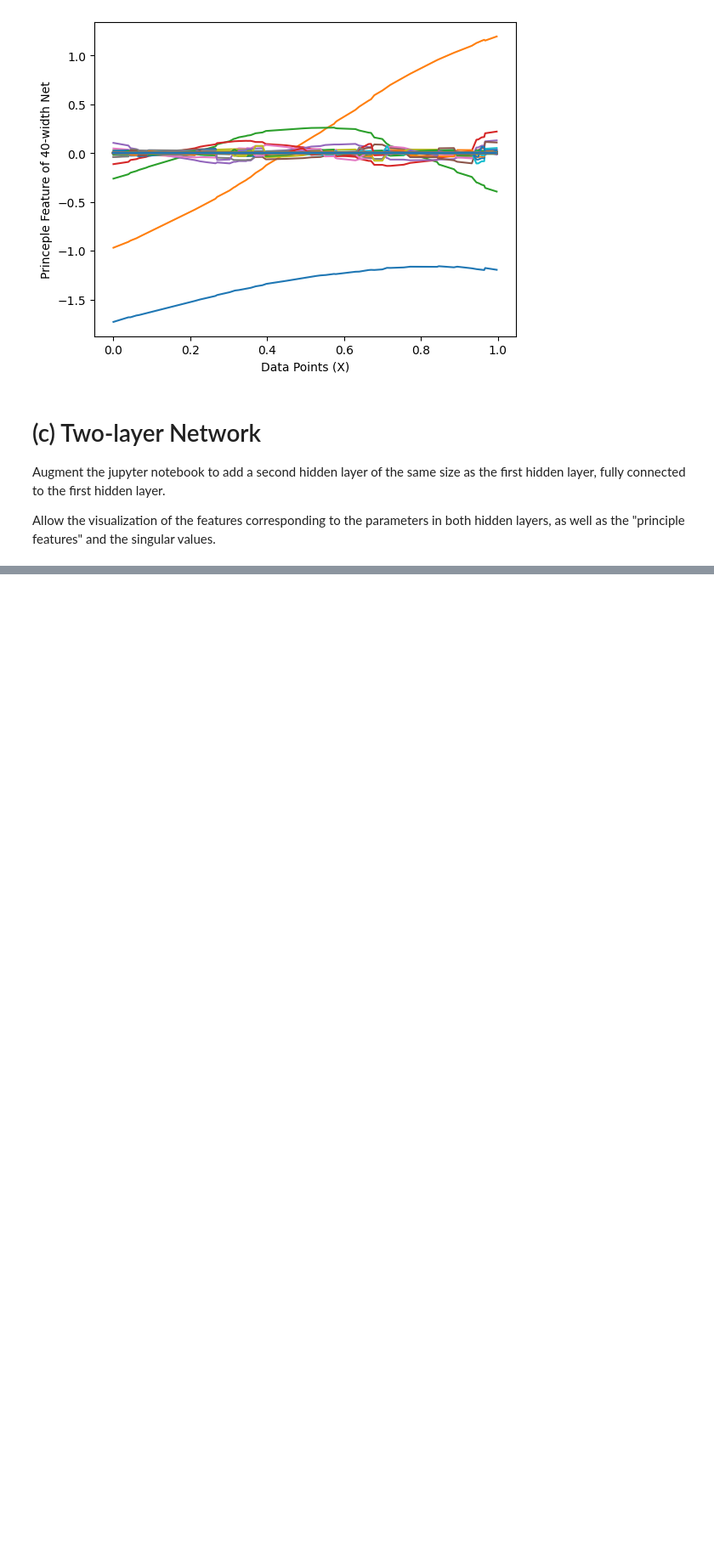
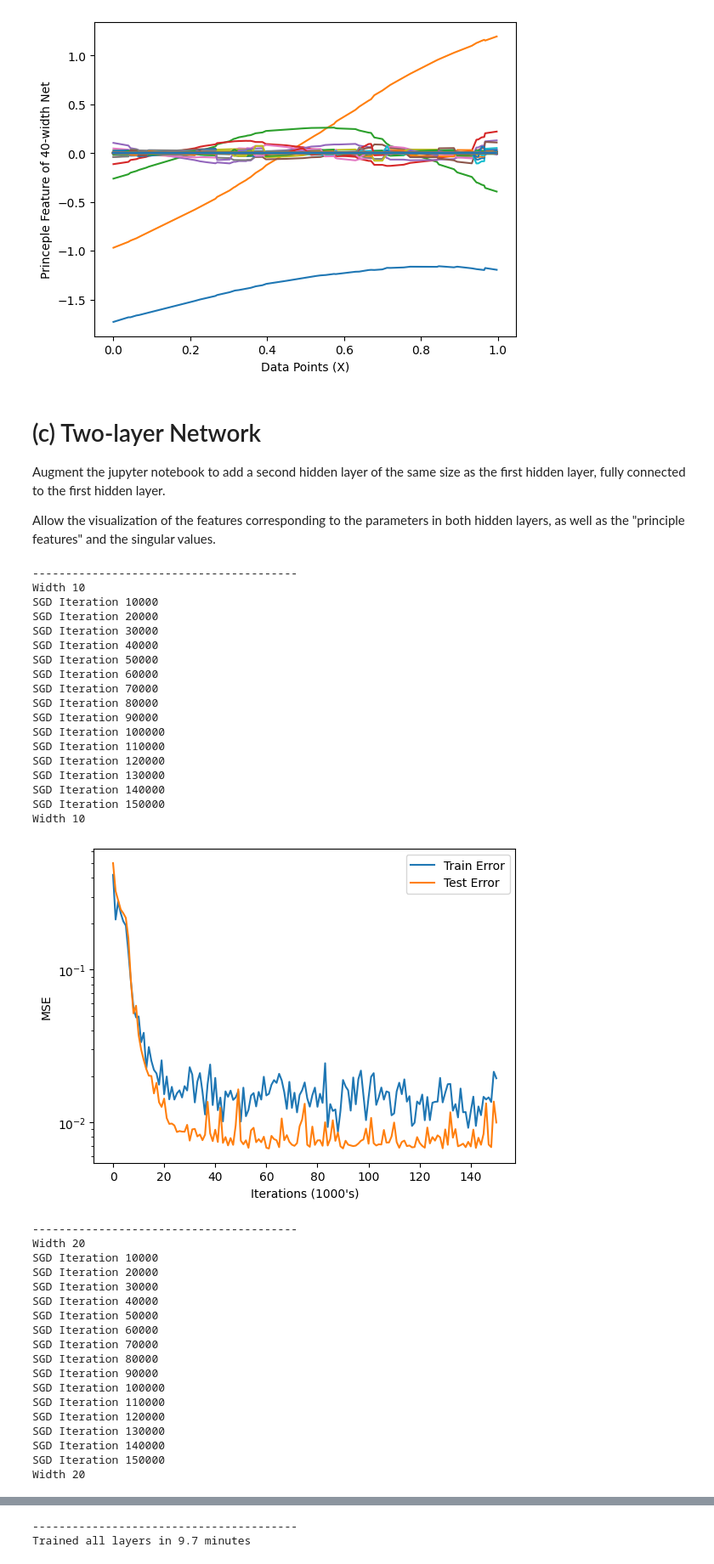
Before and after one commit to StreamSong/SegLab4OfNJU, a Jupyter notebook: hw02/code/q_linearized_features.ipynb, the cells around one changed output, grey strips where cells are left out. Shown at 85% size. Saved outputs shown, nothing was run; the diff lists cells and outputs as text; code cells hidden in the pictures; blank space fills up the shorter version.

```diff
--- a/hw02/code/q_linearized_features.ipynb
+++ b/hw02/code/q_linearized_features.ipynb
@@ -506,7 +506,7 @@ for width in widths:
     # Define a 2-hidden layer ReLU nonlinearity network
     net = nn.Sequential(nn.Linear(1, width),
                         nn.ReLU(),
-                        nn.Linear(width, width),
+                        nn.Linear(width, width), # changed
                         nn.ReLU(),
                         nn.Linear(width, 1))
     loss = nn.MSELoss()
@@ -526,5 +526,75 @@ for width in widths:
     # Save initial state for comparisons
     initial_weights = copy.deepcopy(net.state_dict())
     # print("Initial Weights", initial_weights)
-    nets_by_size[width] = {'net': net, 'opt_all': opt_all,
+    Twolayer_nets_by_size[width] = {'net': net, 'opt_all': opt_all,
                            'opt_out': opt_out, 'init': initial_weights}
+# %%
+device = torch.device('cuda' if torch.cuda.is_available() else 'cpu')
+for width, net in Twolayer_nets_by_size.items():
+  net['net'].to(device=device)
+# %%
+n_steps = 150000
+save_every = 1000
+t0 = time.time()
+for w in widths:
+    print("-"*40)
+    print("Width", w)
+    new_net = nn.Sequential(nn.Linear(1, w),
+                        nn.ReLU(),
+                        nn.Linear(w, w), # changed
+                        nn.ReLU(),
+                        nn.Linear(w, 1))
+    new_net.load_state_dict(Twolayer_nets_by_size[w]['net'].state_dict().copy())
+    new_net.to(device=device)
+    opt_all = torch.optim.SGD(params=new_net.parameters(), lr=lr_all)
+    initial_weights = Twolayer_nets_by_size[w]['init']
+    history_all = train_network(X, y, X_test, y_test,
+                            new_net, optim=opt_all,
+                            n_steps=n_steps, save_every=save_every,
+                            initial_weights=initial_weights,
+                            verbose=False, device=device)
+    Twolayer_nets_by_size[w]['trained_net'] = new_net
+    Twolayer_nets_by_size[w]['hist_all'] = history_all
+    print("Width", w)
+    plot_test_train_errors(history_all)
+t1 = time.time()
+print("-"*40)
+print("Trained all layers in %.1f minutes" % ((t1 - t0) / 60))
+# %% [output]
+----------------------------------------
+Width 10
+SGD Iteration 10000
+SGD Iteration 20000
+SGD Iteration 30000
+SGD Iteration 40000
+SGD Iteration 50000
+SGD Iteration 60000
+SGD Iteration 70000
+SGD Iteration 80000
+SGD Iteration 90000
+SGD Iteration 100000
+SGD Iteration 110000
+SGD Iteration 120000
+SGD Iteration 130000
+SGD Iteration 140000
+SGD Iteration 150000
+Width 10
+[figure, added]
+----------------------------------------
+Width 20
+SGD Iteration 10000
+SGD Iteration 20000
+SGD Iteration 30000
+SGD Iteration 40000
+SGD Iteration 50000
+SGD Iteration 60000
+SGD Iteration 70000
+SGD Iteration 80000
+SGD Iteration 90000
+SGD Iteration 100000
+SGD Iteration 110000
+SGD Iteration 120000
+SGD Iteration 130000
+SGD Iteration 140000
+SGD Iteration 150000
+Width 20
@@ -530,0 +621,2 @@ for width in widths:
+----------------------------------------
+Trained all layers in 9.7 minutes
```
Also changed, not shown: parts of 3 cells of this notebook.
